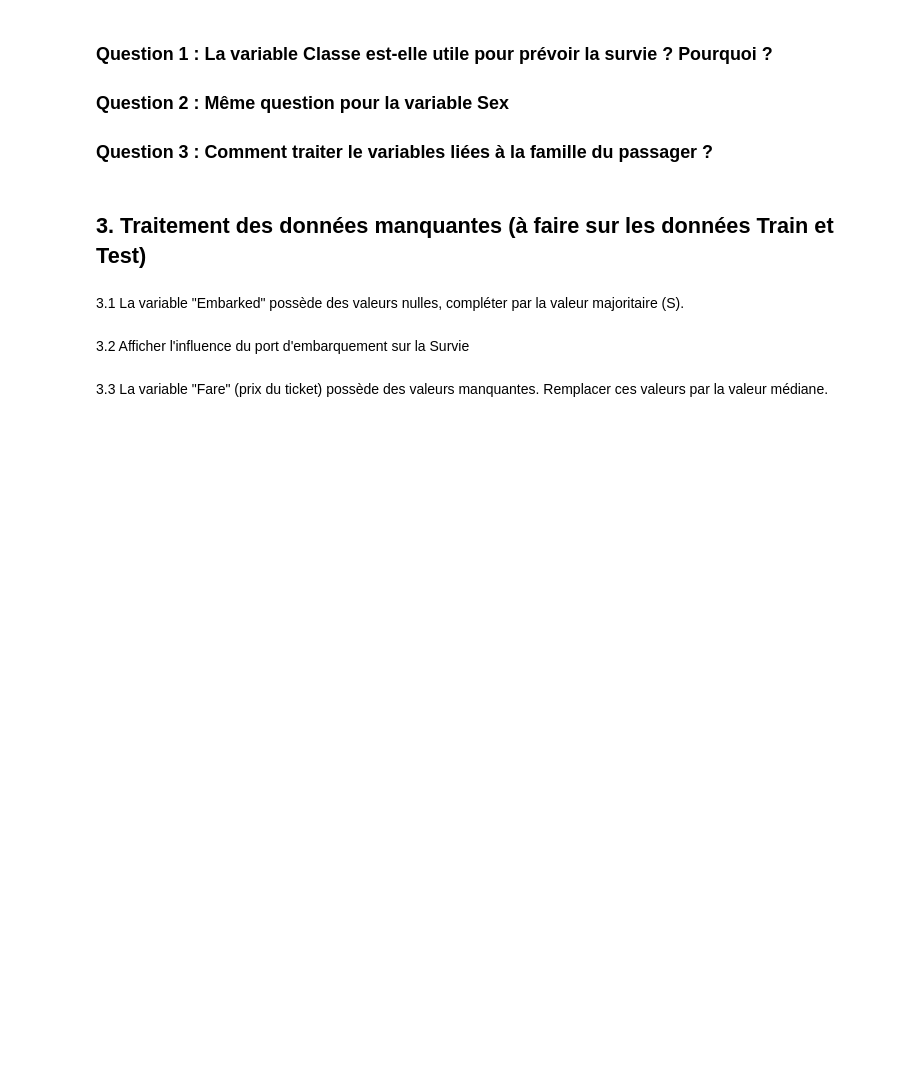
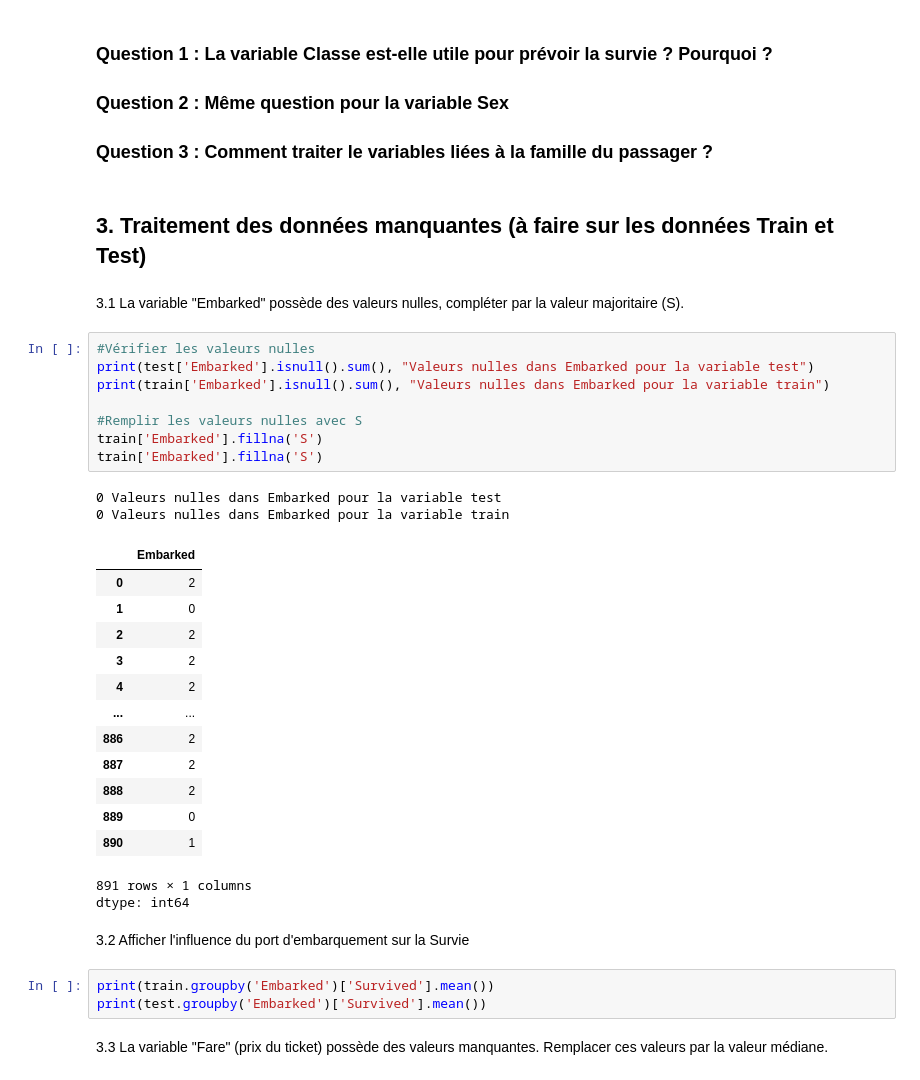
Before and after one commit to FujiminoDeliaMary/ArtfullCode, a Jupyter notebook: TP2_prepa_feature.ipynb, the cells around one changed output. Cells and saved outputs as stored; diff of their text form; blank space fills up the shorter version.

```diff
--- a/TP2_prepa_feature.ipynb
+++ b/TP2_prepa_feature.ipynb
@@ -253,7 +287,35 @@ train_cleaned = train.drop(['Name', 'Ticket', 'Cabin'])
 ## 3. Traitement des données manquantes (à faire sur les données Train et Test)
 # %% [markdown]
 3.1 La variable "Embarked" possède des valeurs nulles, compléter par la valeur majoritaire (S).
+# %%
+#Vérifier les valeurs nulles
+print(test['Embarked'].isnull().sum(), "Valeurs nulles dans Embarked pour la variable test")
+print(train['Embarked'].isnull().sum(), "Valeurs nulles dans Embarked pour la variable train")
+
+#Remplir les valeurs nulles avec S
+train['Embarked'].fillna('S')
+train['Embarked'].fillna('S')
+# %% [output]
+0 Valeurs nulles dans Embarked pour la variable test
+0 Valeurs nulles dans Embarked pour la variable train
+|  | Embarked |
+| 0 | 2 |
+| 1 | 0 |
+| 2 | 2 |
+| 3 | 2 |
+| 4 | 2 |
+| ... | ... |
+| 886 | 2 |
+| 887 | 2 |
+| 888 | 2 |
+| 889 | 0 |
+| 890 | 1 |
+891 rows × 1 columns
+dtype: int64
 # %% [markdown]
 3.2 Afficher l'influence du port d'embarquement sur la Survie
+# %%
+print(train.groupby('Embarked')['Survived'].mean())
+print(test.groupby('Embarked')['Survived'].mean())
 # %% [markdown]
 3.3 La variable "Fare" (prix du ticket) possède des valeurs manquantes. Remplacer ces valeurs par la valeur médiane.
```
Also changed, not shown: parts of 8 cells of this notebook.
